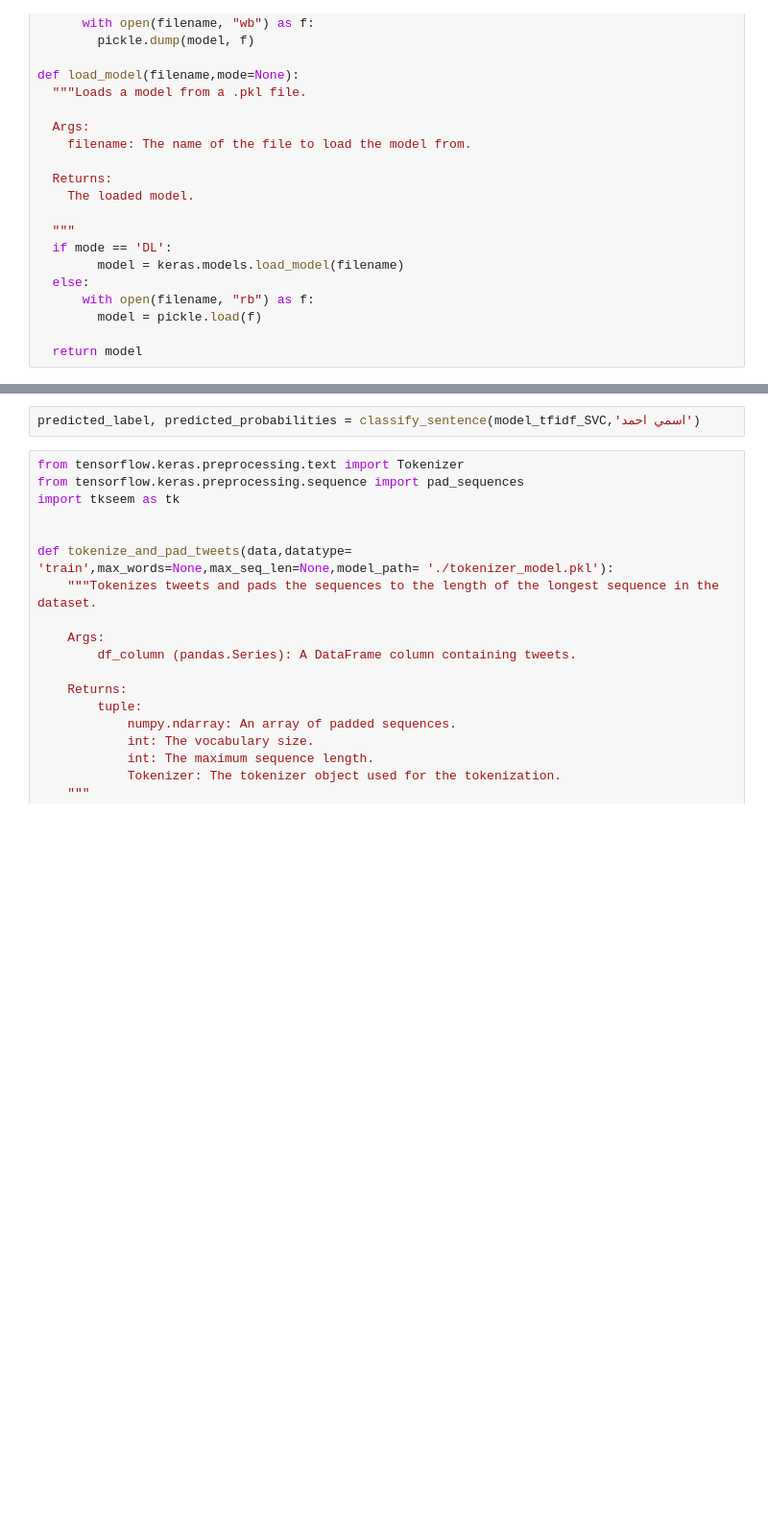
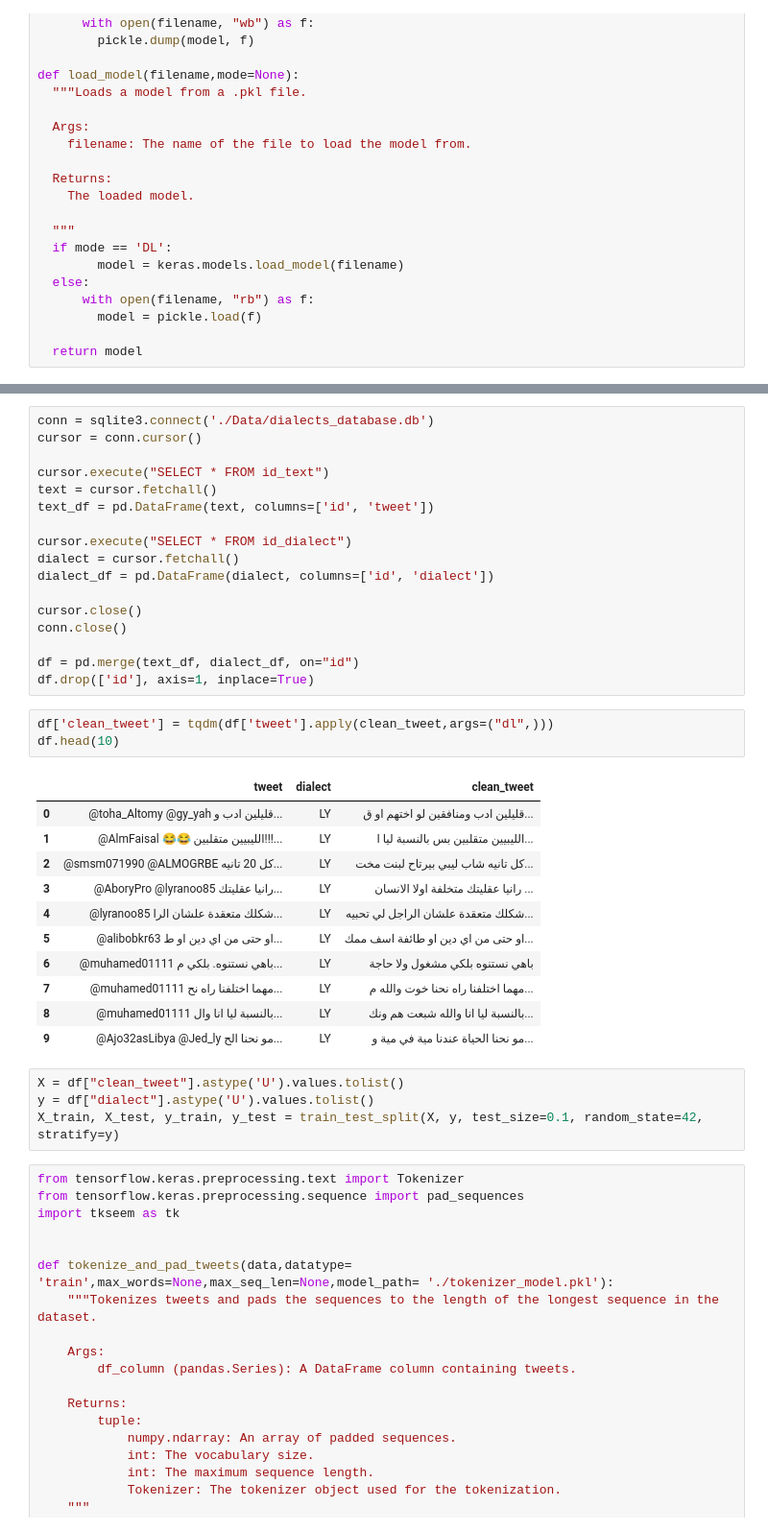
Before and after one commit to amrmoohamed/arabic_dialects, a Jupyter notebook: NLP_Final.ipynb, the cells around one changed output, grey strips where cells are left out. Shown at 96% size. Drawn from its saved outputs; the diff is of its cells as text; blank space fills up the shorter version.

Commit message:
modfy dl model

```diff
--- a/NLP_Final.ipynb
+++ b/NLP_Final.ipynb
@@ -406,5 +519,39 @@ def classify_sentence(model, sentence, model_type=None,max_seq_length=None,encod
-# %%
-predicted_label, predicted_probabilities = classify_sentence(model_tfidf_SVC,'اسمي احمد')
+# %%
+conn = sqlite3.connect('./Data/dialects_database.db')
+cursor = conn.cursor()
+
+cursor.execute("SELECT * FROM id_text")
+text = cursor.fetchall()
+text_df = pd.DataFrame(text, columns=['id', 'tweet'])
+
+cursor.execute("SELECT * FROM id_dialect")
+dialect = cursor.fetchall()
+dialect_df = pd.DataFrame(dialect, columns=['id', 'dialect'])
+
+cursor.close()
+conn.close()
+
+df = pd.merge(text_df, dialect_df, on="id")
+df.drop(['id'], axis=1, inplace=True)
+# %%
+df['clean_tweet'] = tqdm(df['tweet'].apply(clean_tweet,args=("dl",)))
+df.head(10)
+# %% [output]
+|  | tweet | dialect | clean_tweet |
+| 0 | @toha_Altomy @gy_yah قليلين ادب و... | LY | قليلين ادب ومنافقين لو اختهم او ق... |
+| 1 | @AlmFaisal 😂😂 الليبيين متقلبين!!!... | LY | الليبيين متقلبين بس بالنسبة ليا ا... |
+| 2 | @smsm071990 @ALMOGRBE كل 20 تانيه... | LY | كل تانيه شاب ليبي بيرتاح لبنت مخت... |
+| 3 | @AboryPro @lyranoo85 رانيا عقليتك... | LY | رانيا عقليتك متخلفة اولا الانسان ... |
+| 4 | @lyranoo85 شكلك متعقدة علشان الرا... | LY | شكلك متعقدة علشان الراجل لي تحبيه... |
+| 5 | @alibobkr63 او حتى من اي دين او ط... | LY | او حتى من اي دين او طائفة اسف ممك... |
+| 6 | @muhamed01111 باهي نستنوه. بلكي م... | LY | باهي نستنوه بلكي مشغول ولا حاجة |
+| 7 | @muhamed01111 مهما اختلفنا راه نح... | LY | مهما اختلفنا راه نحنا خوت والله م... |
+| 8 | @muhamed01111 بالنسبة ليا انا وال... | LY | بالنسبة ليا انا والله شبعت هم ونك... |
+| 9 | @Ajo32asLibya @Jed_ly مو نحنا الح... | LY | مو نحنا الحياة عندنا مية في مية و... |
+# %%
+X = df["clean_tweet"].astype('U').values.tolist()
+y = df["dialect"].astype('U').values.tolist()
+X_train, X_test, y_train, y_test = train_test_split(X, y, test_size=0.1, random_state=42, stratify=y)
 # %%
 from tensorflow.keras.preprocessing.text import Tokenizer
 from tensorflow.keras.preprocessing.sequence import pad_sequences
```
Also changed, not shown: parts of 43 cells of this notebook, 12 other files.
